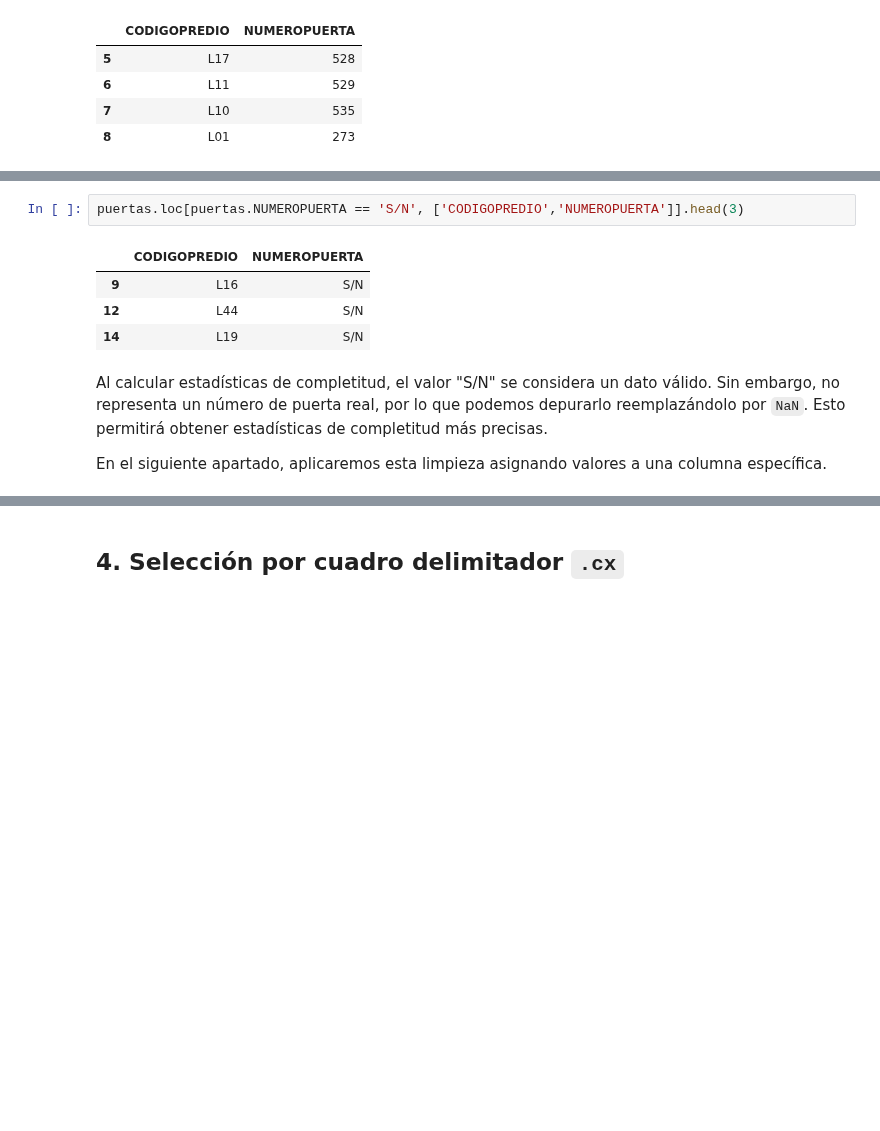
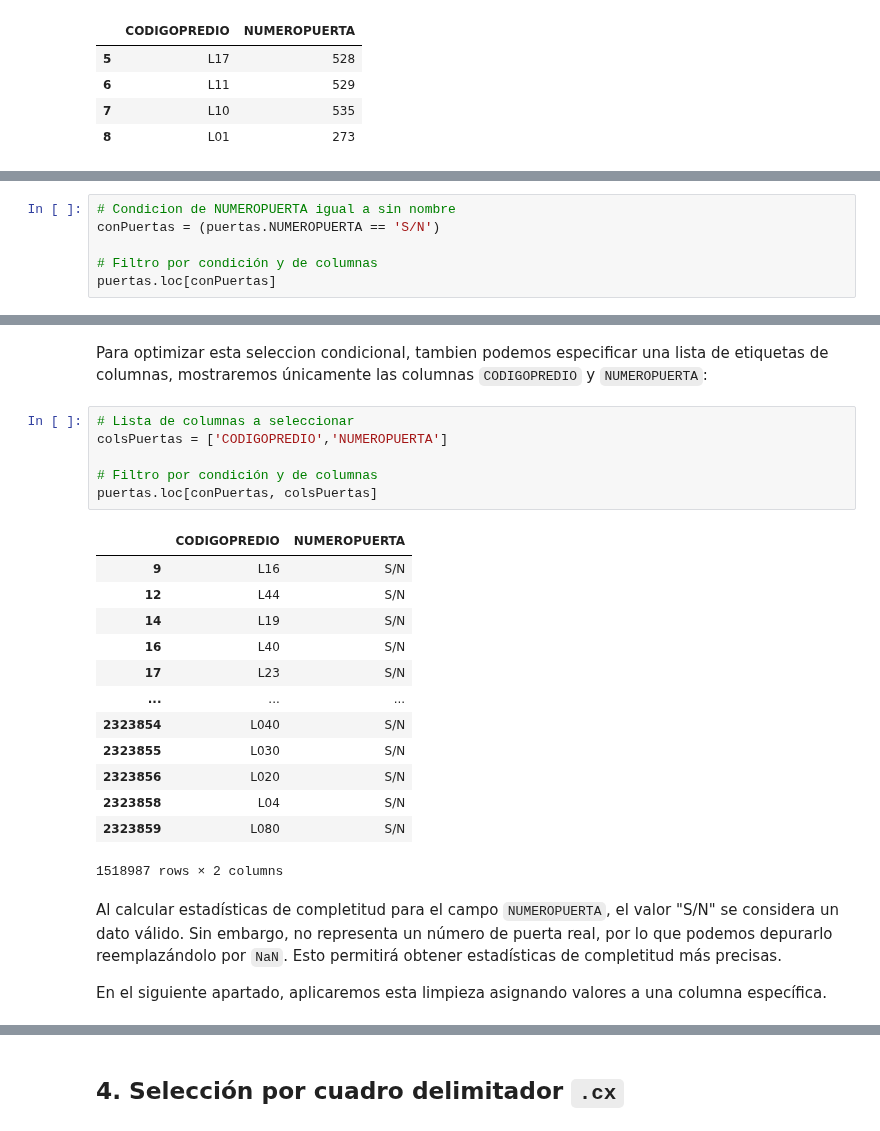
Before and after one commit to chlopezgis/book-geopython, a Jupyter notebook: _sources/indexing_selecting.ipynb, the cells around one changed output, grey strips where cells are left out. Saved outputs shown, nothing was run; the diff lists cells and outputs as text; blank space fills up the shorter version.

```diff
--- a/_sources/indexing_selecting.ipynb
+++ b/_sources/indexing_selecting.ipynb
@@ -259,0 +315,6 @@ A continuación, realizaremos una selección condicional para mostrar todas las
+# %%
+# Condicion de NUMEROPUERTA igual a sin nombre
+conPuertas = (puertas.NUMEROPUERTA == 'S/N')
+
+# Filtro por condición y de columnas
+puertas.loc[conPuertas]
@@ -260,12 +335,27 @@ A continuación, realizaremos una selección condicional para mostrar todas las
+# %% [markdown]
+Para optimizar esta seleccion condicional, tambien podemos especificar una lista de etiquetas de columnas, mostraremos únicamente las columnas `CODIGOPREDIO` y `NUMEROPUERTA`:
 # %%
-puertas.loc[puertas.NUMEROPUERTA == 'S/N', ['CODIGOPREDIO','NUMEROPUERTA']].head(3)
+# Lista de columnas a seleccionar
+colsPuertas = ['CODIGOPREDIO','NUMEROPUERTA']
+
+# Filtro por condición y de columnas
+puertas.loc[conPuertas, colsPuertas]
 # %% [output]
 |  | CODIGOPREDIO | NUMEROPUERTA |
 | 9 | L16 | S/N |
 | 12 | L44 | S/N |
 | 14 | L19 | S/N |
+| 16 | L40 | S/N |
+| 17 | L23 | S/N |
+| ... | ... | ... |
+| 2323854 | L040 | S/N |
+| 2323855 | L030 | S/N |
+| 2323856 | L020 | S/N |
+| 2323858 | L04 | S/N |
+| 2323859 | L080 | S/N |
+1518987 rows × 2 columns
 # %% [markdown]
-Al calcular estadísticas de completitud, el valor "S/N" se considera un dato válido. Sin embargo, no representa un número de puerta real, por lo que podemos depurarlo reemplazándolo por `NaN`. Esto permitirá obtener estadísticas de completitud más precisas.
+Al calcular estadísticas de completitud para el campo `NUMEROPUERTA`, el valor "S/N" se considera un dato válido. Sin embargo, no representa un número de puerta real, por lo que podemos depurarlo reemplazándolo por `NaN`. Esto permitirá obtener estadísticas de completitud más precisas.
 
 En el siguiente apartado, aplicaremos esta limpieza asignando valores a una columna específica.
 # %% [markdown]
```
Also changed, not shown: parts of 36 cells of this notebook, 2 other files.
